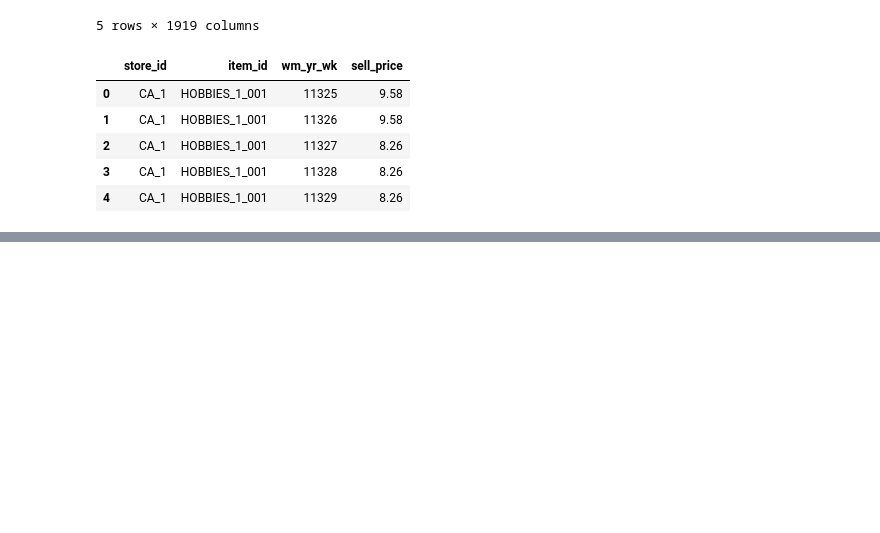
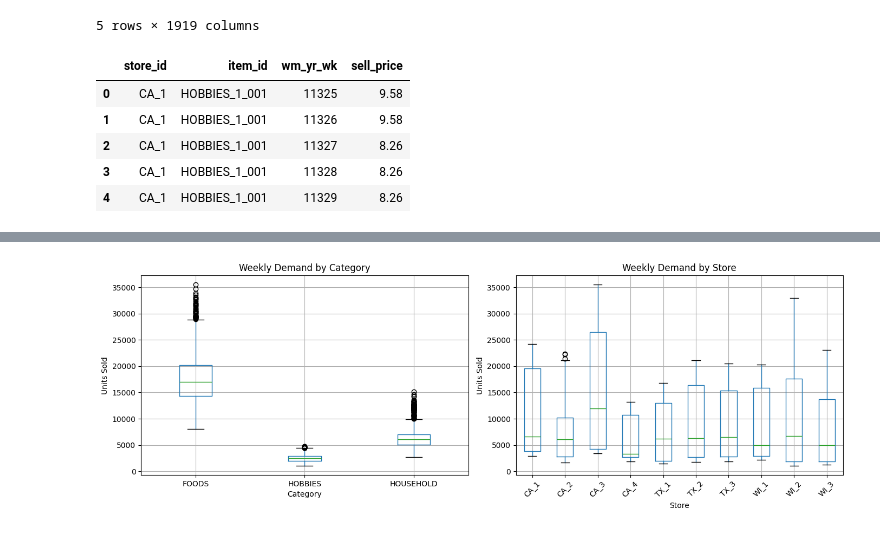
Before and after one commit to isaacvm98/ids705_project, a Jupyter notebook: notebooks/notebook_01_data_loading_and_eda.ipynb, the cells around one changed output, grey strips where cells are left out. Saved outputs shown, nothing was run; the diff lists cells and outputs as text; code cells hidden in the pictures; blank space fills up the shorter version.

```diff
--- a/notebooks/notebook_01_data_loading_and_eda.ipynb
+++ b/notebooks/notebook_01_data_loading_and_eda.ipynb
@@ -50,0 +234,19 @@ sell_prices.head()
+# %%
+fig, axes = plt.subplots(1, 2, figsize=(14, 5))
+
+weekly.boxplot(column='weekly_units', by='cat_id', ax=axes[0])
+axes[0].set_title('Weekly Demand by Category')
+axes[0].set_xlabel('Category')
+axes[0].set_ylabel('Units Sold')
+
+weekly.boxplot(column='weekly_units', by='store_id', ax=axes[1])
+axes[1].set_title('Weekly Demand by Store')
+axes[1].set_xlabel('Store')
+axes[1].set_ylabel('Units Sold')
+axes[1].tick_params(axis='x', rotation=45)
+
+plt.suptitle('')  # remove automatic title from .boxplot()
+plt.tight_layout()
+plt.show()
+# %% [output]
+[figure, added]
```
Also changed, not shown: parts of 34 cells of this notebook, 3 other files.
